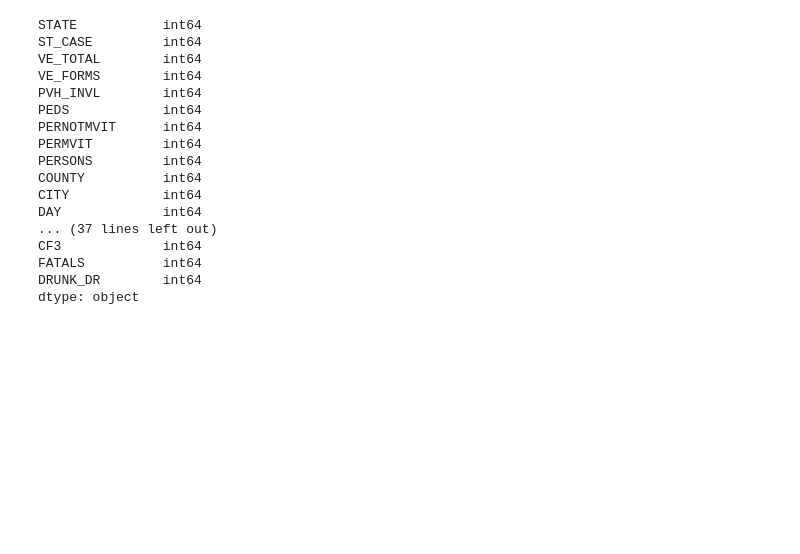
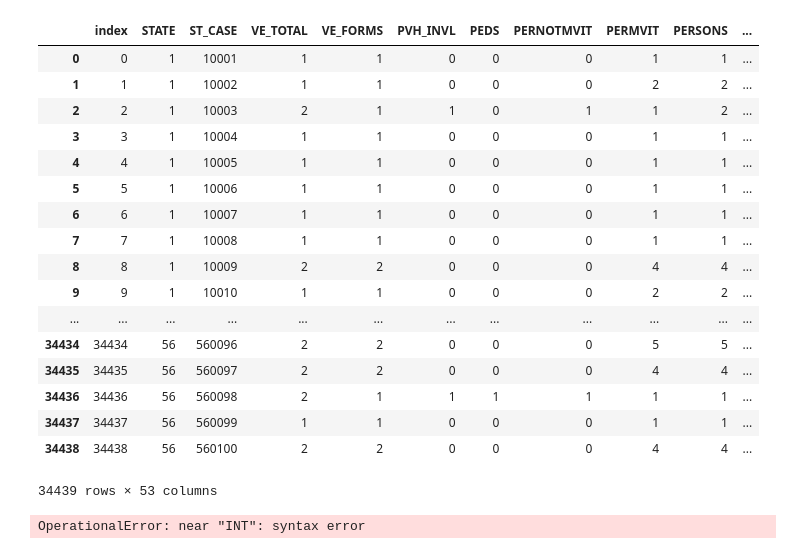
Before and after one commit to austingould1/SafestState, a Jupyter notebook: accidents_to_sqlite.ipynb, the cells around one changed output. Drawn from its saved outputs; the diff is of its cells as text; code cells hidden in the pictures; blank space fills up the shorter version.

```diff
--- a/accidents_to_sqlite.ipynb
+++ b/accidents_to_sqlite.ipynb
@@ -33,22 +13,26 @@ class Reviews(Base):
+# %%
+con = sqlite3.connect("Merged_Drivers_Data.sqlite")
+# %%
+df = pd.read_sql_query("SELECT * FROM Accidents",con)
+df
+# %% [output]
+|  | index | STATE | ST_CASE | VE_TOTAL | VE_FORMS | PVH_INVL | PEDS | PERNOTMVIT | PERMVIT | PERSONS | ... |
+| 0 | 0 | 1 | 10001 | 1 | 1 | 0 | 0 | 0 | 1 | 1 | ... |
+| 1 | 1 | 1 | 10002 | 1 | 1 | 0 | 0 | 0 | 2 | 2 | ... |
+| 2 | 2 | 1 | 10003 | 2 | 1 | 1 | 0 | 1 | 1 | 2 | ... |
+| 3 | 3 | 1 | 10004 | 1 | 1 | 0 | 0 | 0 | 1 | 1 | ... |
+| 4 | 4 | 1 | 10005 | 1 | 1 | 0 | 0 | 0 | 1 | 1 | ... |
+| 5 | 5 | 1 | 10006 | 1 | 1 | 0 | 0 | 0 | 1 | 1 | ... |
+| 6 | 6 | 1 | 10007 | 1 | 1 | 0 | 0 | 0 | 1 | 1 | ... |
+| 7 | 7 | 1 | 10008 | 1 | 1 | 0 | 0 | 0 | 1 | 1 | ... |
+| 8 | 8 | 1 | 10009 | 2 | 2 | 0 | 0 | 0 | 4 | 4 | ... |
+| 9 | 9 | 1 | 10010 | 1 | 1 | 0 | 0 | 0 | 2 | 2 | ... |
+| ... | ... | ... | ... | ... | ... | ... | ... | ... | ... | ... | ... |
+| 34434 | 34434 | 56 | 560096 | 2 | 2 | 0 | 0 | 0 | 5 | 5 | ... |
+| 34435 | 34435 | 56 | 560097 | 2 | 2 | 0 | 0 | 0 | 4 | 4 | ... |
+| 34436 | 34436 | 56 | 560098 | 2 | 1 | 1 | 1 | 1 | 1 | 1 | ... |
+| 34437 | 34437 | 56 | 560099 | 1 | 1 | 0 | 0 | 0 | 1 | 1 | ... |
+| 34438 | 34438 | 56 | 560100 | 2 | 2 | 0 | 0 | 0 | 4 | 4 | ... |
+34439 rows × 53 columns
 # %%
 accidents = pd.read_csv('accident.csv')
-# %%
-accidents.dtypes
-# %% [output]
-STATE           int64
-ST_CASE         int64
-VE_TOTAL        int64
-VE_FORMS        int64
-PVH_INVL        int64
-PEDS            int64
-PERNOTMVIT      int64
-PERMVIT         int64
-PERSONS         int64
-COUNTY          int64
-CITY            int64
-DAY             int64
-... (37 lines left out)
-CF3             int64
-FATALS          int64
-DRUNK_DR        int64
-dtype: object
@@ -54,0 +41,4 @@ dtype: object
+# %%
+con.execute("INSERT INTO Accidents(Id INT PRIMARY KEY AUTO_INCREMENT")
+# %% [output]
+OperationalError: near "INT": syntax error
```
Also changed, not shown: parts of 8 cells of this notebook, 8 other files.
